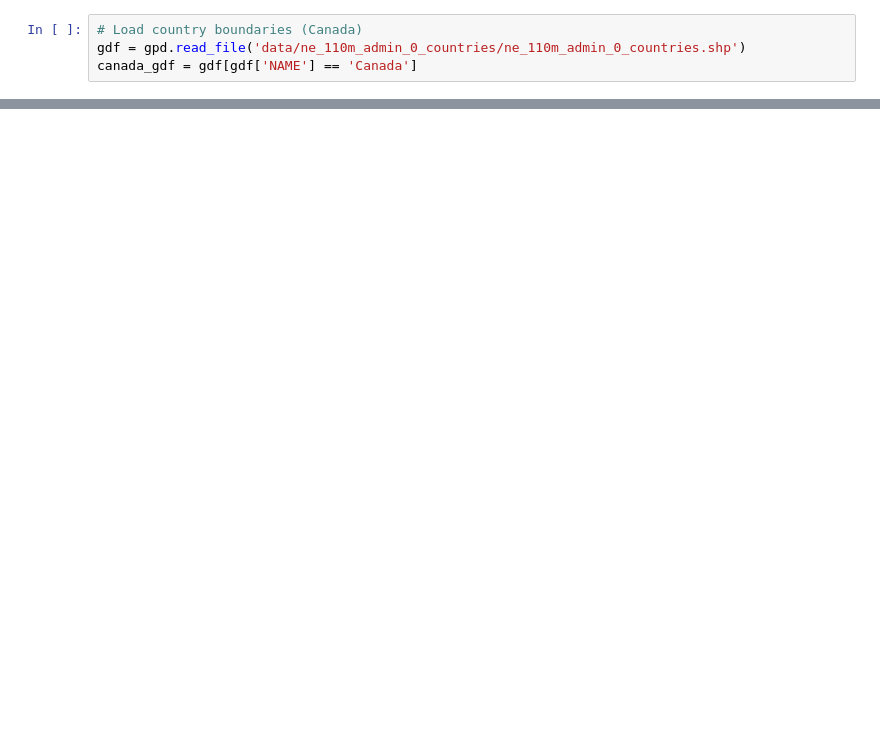
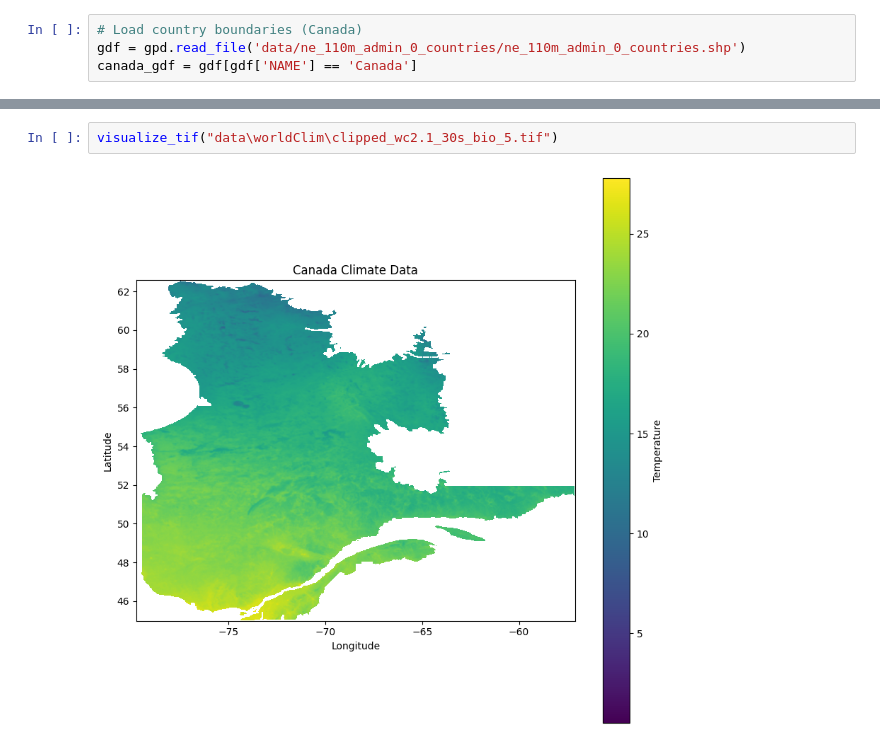
Before and after one commit to alexisbrouillette/species-dist, a Jupyter notebook: main.ipynb, the cells around one changed output, grey strips where cells are left out. Cells and saved outputs as stored; diff of their text form; blank space fills up the shorter version.

```diff
--- a/main.ipynb
+++ b/main.ipynb
@@ -43,0 +49,4 @@ np.float32(-inf)
+# %%
+visualize_tif("data\worldClim\clipped_wc2.1_30s_bio_5.tif")
+# %% [output]
+[figure, added]
```
Also changed, not shown: parts of 19 cells of this notebook, 1 other file.
